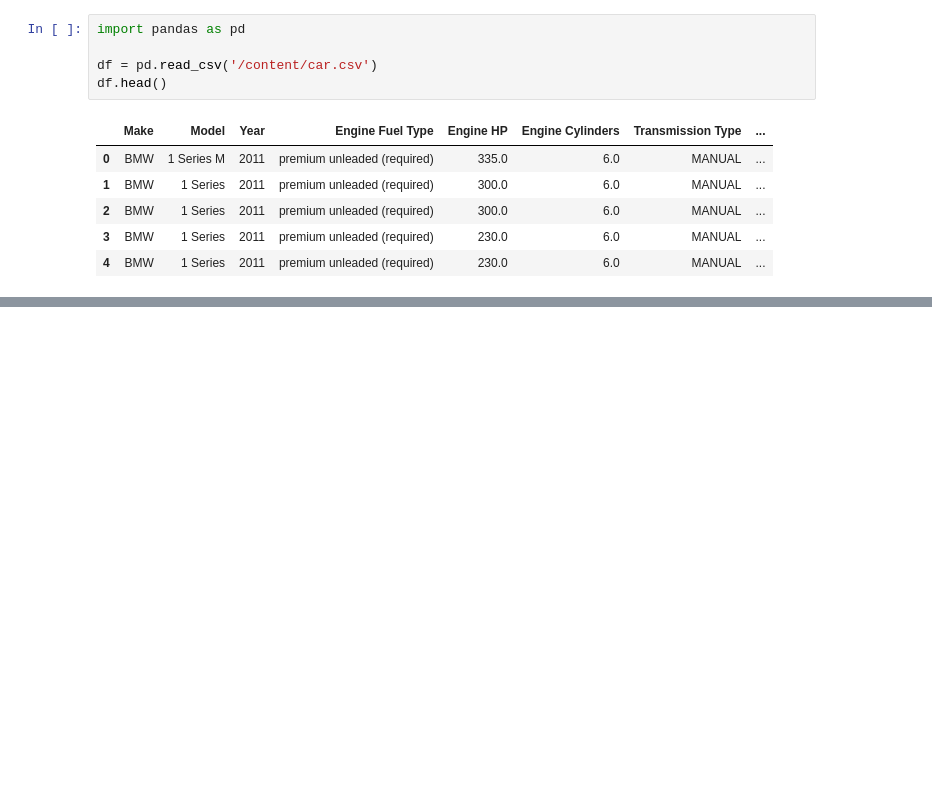
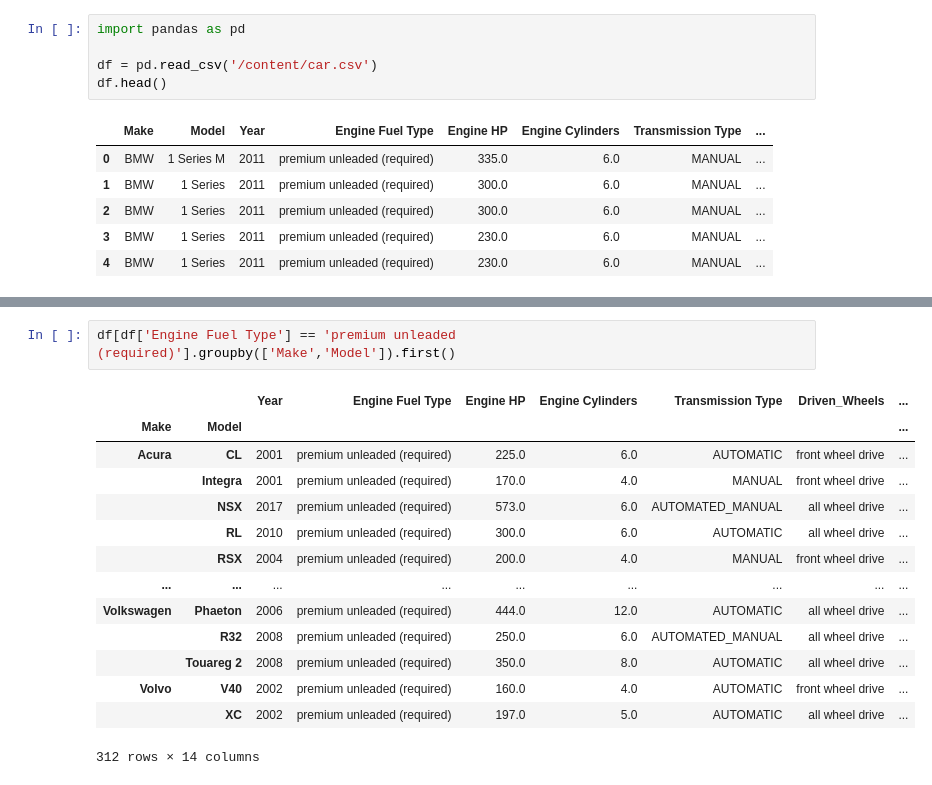
Before and after one commit to saksham1965/data-analyst, a Jupyter notebook: Untitled0.ipynb, the cells around one changed output, grey strips where cells are left out. Cells and saved outputs as stored; diff of their text form; blank space fills up the shorter version.

```diff
--- a/Untitled0.ipynb
+++ b/Untitled0.ipynb
@@ -122,0 +85,17 @@ print(avg_MSRP_per_make)
+# %%
+df[df['Engine Fuel Type'] == 'premium unleaded (required)'].groupby(['Make','Model']).first()
+# %% [output]
+|  |  | Year | Engine Fuel Type | Engine HP | Engine Cylinders | Transmission Type | Driven_Wheels | ... |
+| Make | Model |  |  |  |  |  |  | ... |
+| Acura | CL | 2001 | premium unleaded (required) | 225.0 | 6.0 | AUTOMATIC | front wheel drive | ... |
+|  | Integra | 2001 | premium unleaded (required) | 170.0 | 4.0 | MANUAL | front wheel drive | ... |
+|  | NSX | 2017 | premium unleaded (required) | 573.0 | 6.0 | AUTOMATED_MANUAL | all wheel drive | ... |
+|  | RL | 2010 | premium unleaded (required) | 300.0 | 6.0 | AUTOMATIC | all wheel drive | ... |
+|  | RSX | 2004 | premium unleaded (required) | 200.0 | 4.0 | MANUAL | front wheel drive | ... |
+| ... | ... | ... | ... | ... | ... | ... | ... | ... |
+| Volkswagen | Phaeton | 2006 | premium unleaded (required) | 444.0 | 12.0 | AUTOMATIC | all wheel drive | ... |
+|  | R32 | 2008 | premium unleaded (required) | 250.0 | 6.0 | AUTOMATED_MANUAL | all wheel drive | ... |
+|  | Touareg 2 | 2008 | premium unleaded (required) | 350.0 | 8.0 | AUTOMATIC | all wheel drive | ... |
+| Volvo | V40 | 2002 | premium unleaded (required) | 160.0 | 4.0 | AUTOMATIC | front wheel drive | ... |
+|  | XC | 2002 | premium unleaded (required) | 197.0 | 5.0 | AUTOMATIC | all wheel drive | ... |
+312 rows × 14 columns
```
Also changed, not shown: parts of 9 cells of this notebook.
